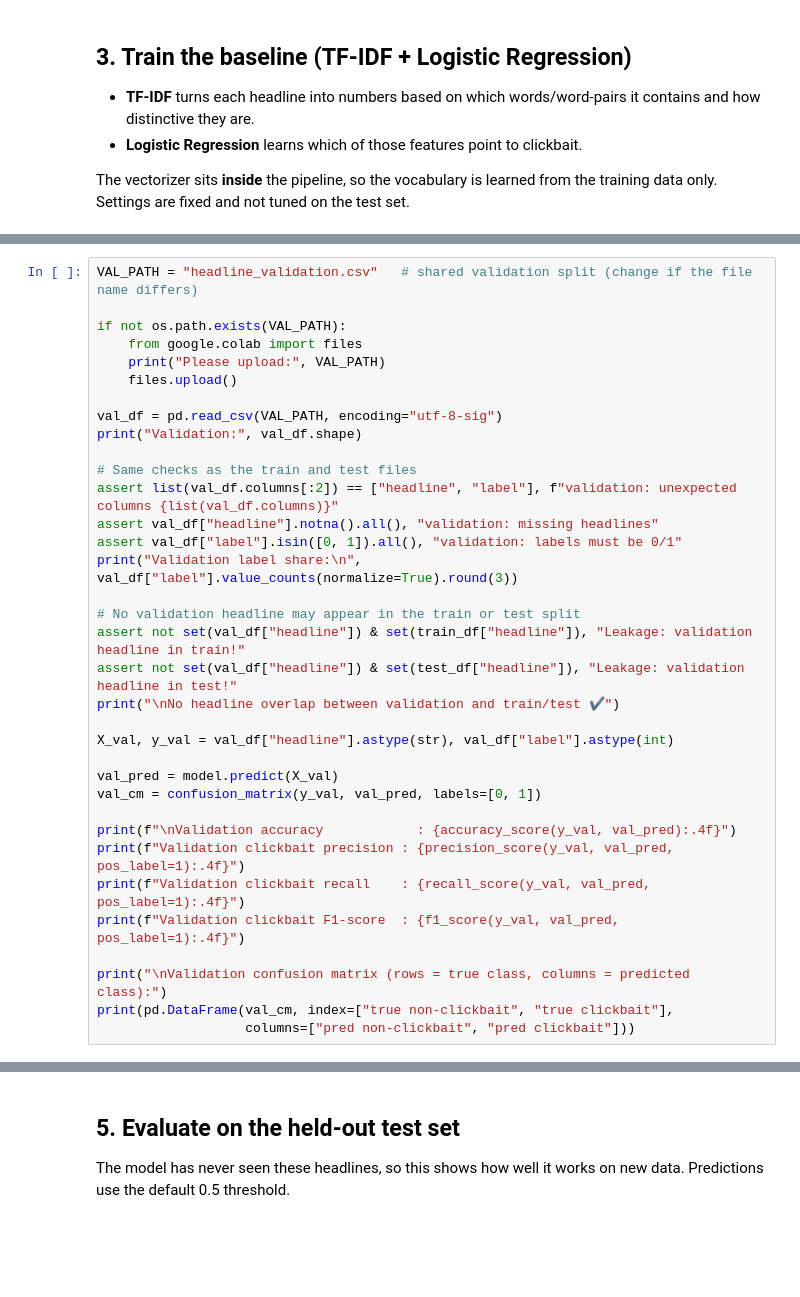
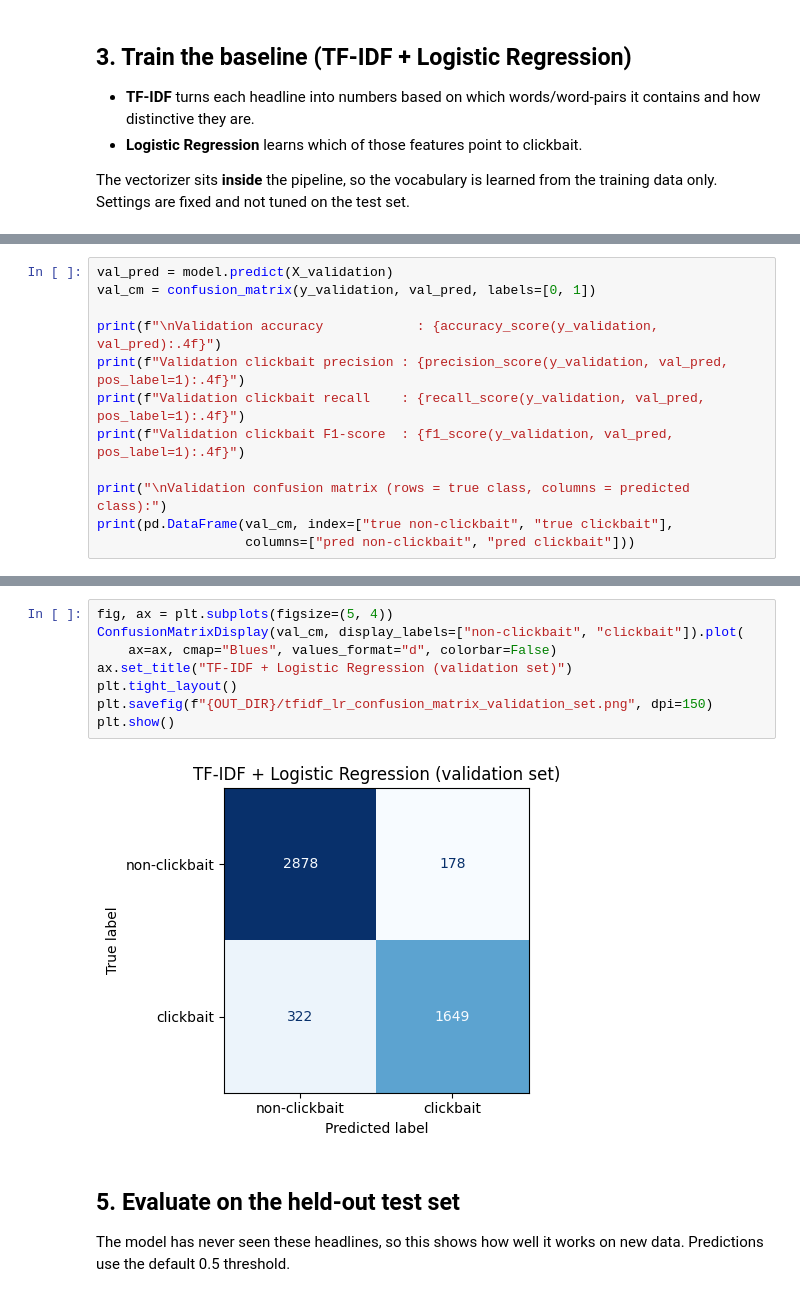
Before and after one commit to xbryan25/csc173-midterm, a Jupyter notebook: notebooks/02_tfidf_baseline.ipynb, the cells around one changed output, grey strips where cells are left out. Saved outputs shown, nothing was run; the diff lists cells and outputs as text; blank space fills up the shorter version.

```diff
--- a/notebooks/02_tfidf_baseline.ipynb
+++ b/notebooks/02_tfidf_baseline.ipynb
@@ -115,34 +120,11 @@ Before touching the test set, the trained model is checked on `headline_validati
 # %%
-VAL_PATH = "headline_validation.csv"   # shared validation split (change if the file name differs)
+val_pred = model.predict(X_validation)
+val_cm = confusion_matrix(y_validation, val_pred, labels=[0, 1])
 
-if not os.path.exists(VAL_PATH):
-    from google.colab import files
-    print("Please upload:", VAL_PATH)
-    files.upload()
-
-val_df = pd.read_csv(VAL_PATH, encoding="utf-8-sig")
-print("Validation:", val_df.shape)
-
-# Same checks as the train and test files
-assert list(val_df.columns[:2]) == ["headline", "label"], f"validation: unexpected columns {list(val_df.columns)}"
-assert val_df["headline"].notna().all(), "validation: missing headlines"
-assert val_df["label"].isin([0, 1]).all(), "validation: labels must be 0/1"
-print("Validation label share:\n", val_df["label"].value_counts(normalize=True).round(3))
-
-# No validation headline may appear in the train or test split
-assert not set(val_df["headline"]) & set(train_df["headline"]), "Leakage: validation headline in train!"
-assert not set(val_df["headline"]) & set(test_df["headline"]), "Leakage: validation headline in test!"
-print("\nNo headline overlap between validation and train/test ✔")
-
-X_val, y_val = val_df["headline"].astype(str), val_df["label"].astype(int)
-
-val_pred = model.predict(X_val)
-val_cm = confusion_matrix(y_val, val_pred, labels=[0, 1])
-
-print(f"\nValidation accuracy            : {accuracy_score(y_val, val_pred):.4f}")
-print(f"Validation clickbait precision : {precision_score(y_val, val_pred, pos_label=1):.4f}")
-print(f"Validation clickbait recall    : {recall_score(y_val, val_pred, pos_label=1):.4f}")
-print(f"Validation clickbait F1-score  : {f1_score(y_val, val_pred, pos_label=1):.4f}")
+print(f"\nValidation accuracy            : {accuracy_score(y_validation, val_pred):.4f}")
+print(f"Validation clickbait precision : {precision_score(y_validation, val_pred, pos_label=1):.4f}")
+print(f"Validation clickbait recall    : {recall_score(y_validation, val_pred, pos_label=1):.4f}")
+print(f"Validation clickbait F1-score  : {f1_score(y_validation, val_pred, pos_label=1):.4f}")
 
 print("\nValidation confusion matrix (rows = true class, columns = predicted class):")
 print(pd.DataFrame(val_cm, index=["true non-clickbait", "true clickbait"],
@@ -172,3 +142,13 @@ true clickbait                     540            2613
+# %%
+fig, ax = plt.subplots(figsize=(5, 4))
+ConfusionMatrixDisplay(val_cm, display_labels=["non-clickbait", "clickbait"]).plot(
+    ax=ax, cmap="Blues", values_format="d", colorbar=False)
+ax.set_title("TF-IDF + Logistic Regression (validation set)")
+plt.tight_layout()
+plt.savefig(f"{OUT_DIR}/tfidf_lr_confusion_matrix_validation_set.png", dpi=150)
+plt.show()
+# %% [output]
+[figure, added]
 # %% [markdown]
 ## 5. Evaluate on the held-out test set
 The model has never seen these headlines, so this shows how well it works on new data. Predictions use the default 0.5 threshold.
```
Also changed, not shown: parts of 11 cells of this notebook, 1 other file.
